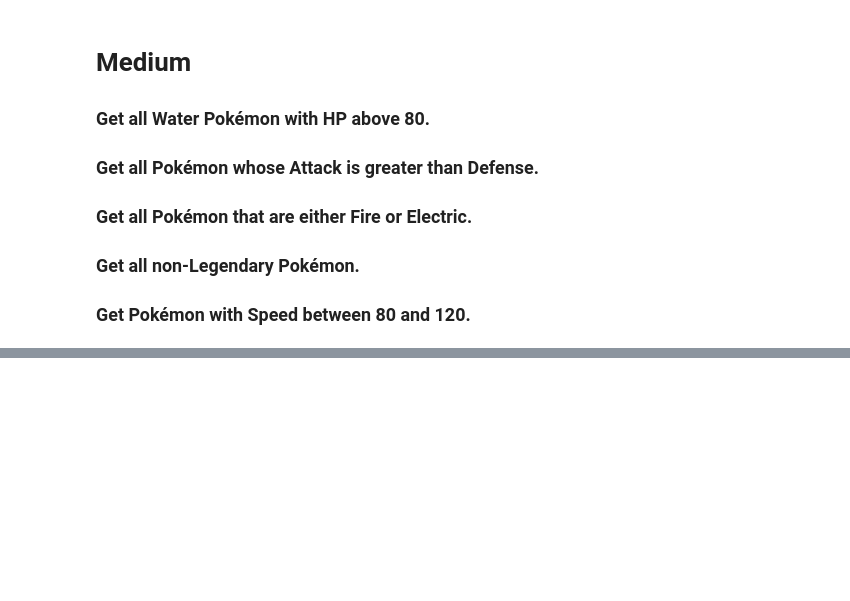
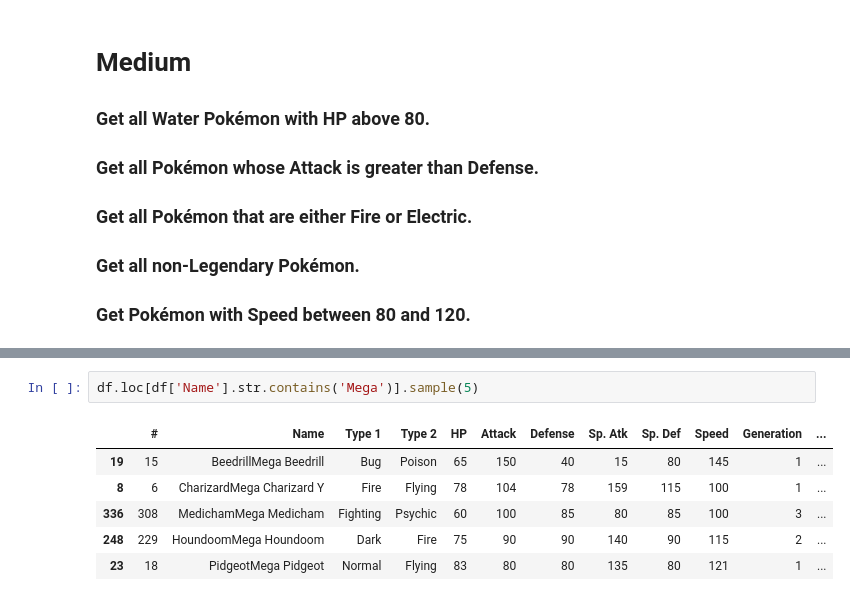
Before and after one commit to JianoFreo/deep_diff_calc, a Jupyter notebook: Data cleaning/pandas/06_FilteringData.ipynb, the cells around one changed output, grey strips where cells are left out. Drawn from its saved outputs; the diff is of its cells as text; blank space fills up the shorter version.

```diff
--- a/Data cleaning/pandas/06_FilteringData.ipynb
+++ b/Data cleaning/pandas/06_FilteringData.ipynb
@@ -349,0 +405,9 @@ df.loc[df['Speed'].between(80, 120)].sample(10)
+# %%
+df.loc[df['Name'].str.contains('Mega')].sample(5)
+# %% [output]
+|  | # | Name | Type 1 | Type 2 | HP | Attack | Defense | Sp. Atk | Sp. Def | Speed | Generation | ... |
+| 19 | 15 | BeedrillMega Beedrill | Bug | Poison | 65 | 150 | 40 | 15 | 80 | 145 | 1 | ... |
+| 8 | 6 | CharizardMega Charizard Y | Fire | Flying | 78 | 104 | 78 | 159 | 115 | 100 | 1 | ... |
+| 336 | 308 | MedichamMega Medicham | Fighting | Psychic | 60 | 100 | 85 | 80 | 85 | 100 | 3 | ... |
+| 248 | 229 | HoundoomMega Houndoom | Dark | Fire | 75 | 90 | 90 | 140 | 90 | 115 | 2 | ... |
+| 23 | 18 | PidgeotMega Pidgeot | Normal | Flying | 83 | 80 | 80 | 135 | 80 | 121 | 1 | ... |
```
Also changed, not shown: parts of 16 cells of this notebook.
